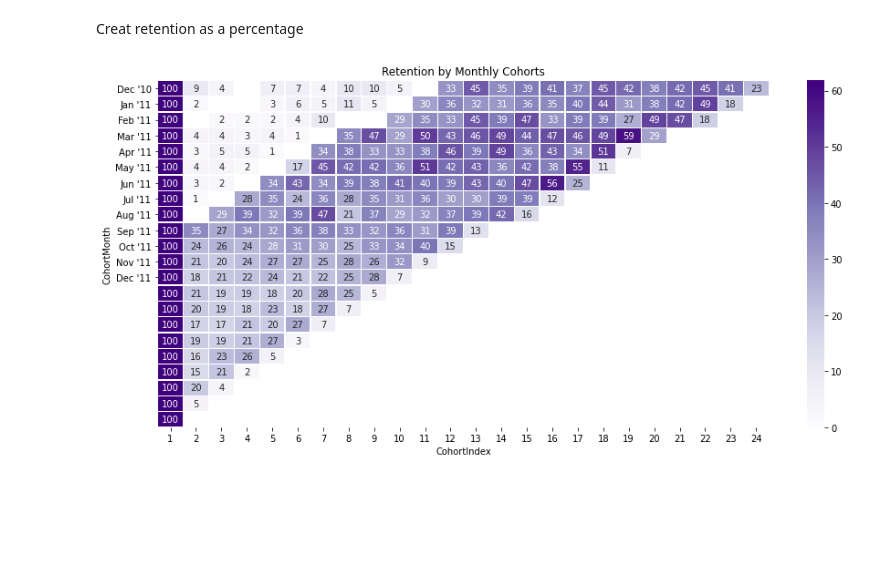
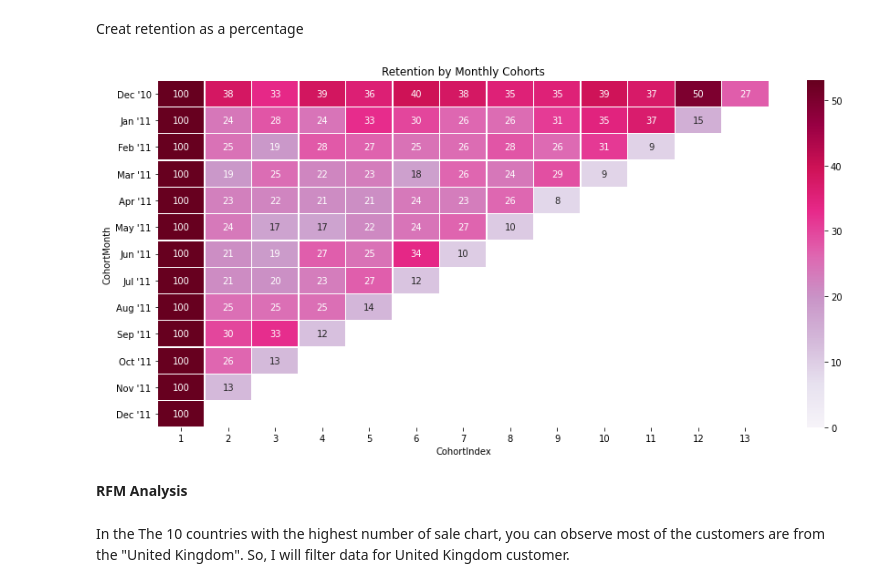
Before and after one commit to Janeli-m/October-2020-WaiLEARN-004, a Jupyter notebook: Online_Retail_Janeli.ipynb, the cells around one changed output. Drawn from its saved outputs; the diff is of its cells as text; code cells hidden in the pictures; blank space fills up the shorter version.

```diff
--- a/Online_Retail_Janeli.ipynb
+++ b/Online_Retail_Janeli.ipynb
@@ -21,7 +19,7 @@ import seaborn as sns
 *  The average product price is 4.61 pounds (in the part where we run the "**describe**" code the *mean* is 4.61 )
 *  The following variables need to be converted in the next steps: CustomerId to object.
 # %%
-data = pd.read_csv('/content/Online Retail.csv', encoding= 'latin1')
+data = pd.read_excel('/content/Online_Retail.xlsx')
 data.head(5)
 # %% [output]
 |  | InvoiceNo | StockCode | Description | Quantity | InvoiceDate | UnitPrice | CustomerID | Country |
@@ -229,0 +234,2 @@ print(data1)
+# %%
+cohort['InvoiceDate']= pd.to_datetime(data.InvoiceDate)
@@ -272,4 +288,4 @@ year_diff = invoice_year - cohort_year
 month_diff = invoice_month - cohort_month
 # %%
 #Now we create the 'CohortIndex' column
-cohort'CohortIndex'[] = year_diff * 12 + month_diff + 1
+cohort['CohortIndex'] = year_diff * 12 + month_diff + 1
@@ -326,25 +337,29 @@ retention = cohort_counts.divide(cohort_sizes, axis=0)*100
 # %%
 month_list = ["Dec '10", "Jan '11", "Feb '11", "Mar '11", "Apr '11",\
               "May '11", "Jun '11", "Jul '11", "Aug '11", "Sep '11", \
               "Oct '11", "Nov '11", "Dec '11"]
 
 # Initialize inches plot figure
 plt.figure(figsize=(15,7))
 
 # Add a title
 plt.title('Retention by Monthly Cohorts')
 
 # Create the heatmap
 sns.heatmap(data=retention,
             annot = True,
-            cmap = "Purples",
+            cmap = "PuRd",
             vmin = 0.0,
  #          vmax = 0.5,
             vmax = list(retention.max().sort_values(ascending = False))[1]+3,
             fmt = '.0f',
             linewidth = 0.3,
             yticklabels=month_list)
 
 plt.show();
 # %% [output]
-[figure, old version]
+[figure, new version]
+# %% [markdown]
+**RFM Analysis**
+# %% [markdown]
+In the The 10 countries with the highest number of sale chart, you can observe most of the customers are from the "United Kingdom". So, I will filter data for United Kingdom customer.
```
Also changed, not shown: parts of 46 cells of this notebook.
